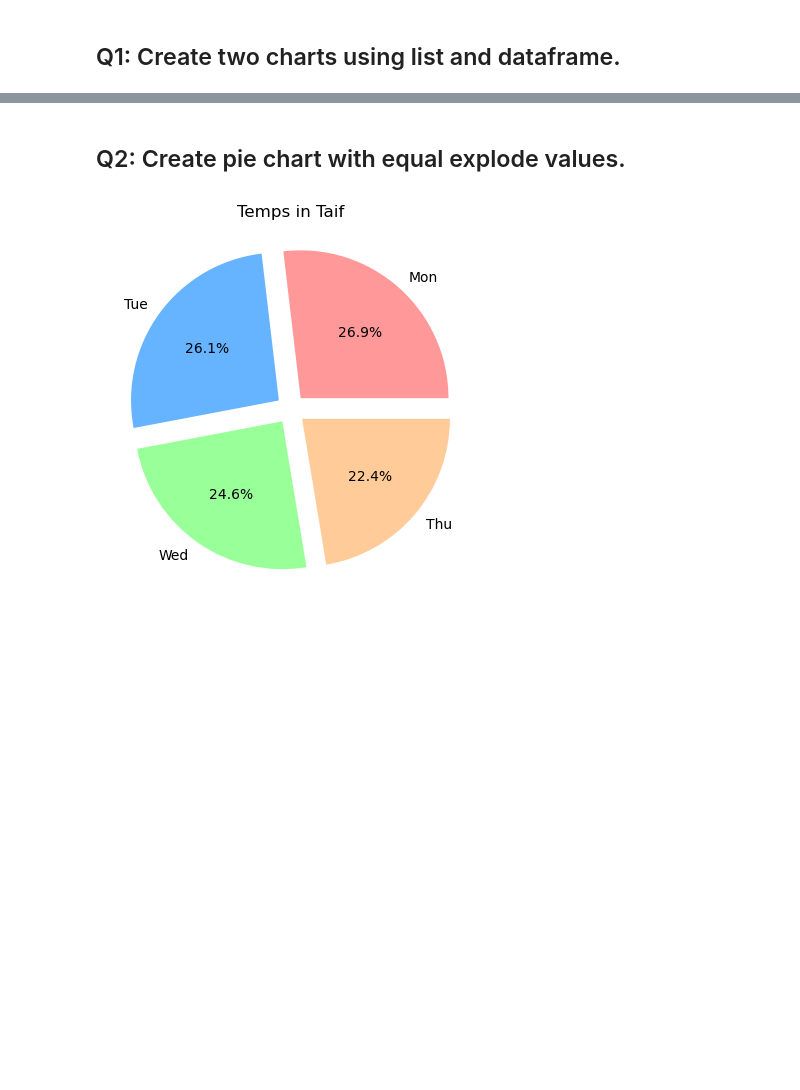
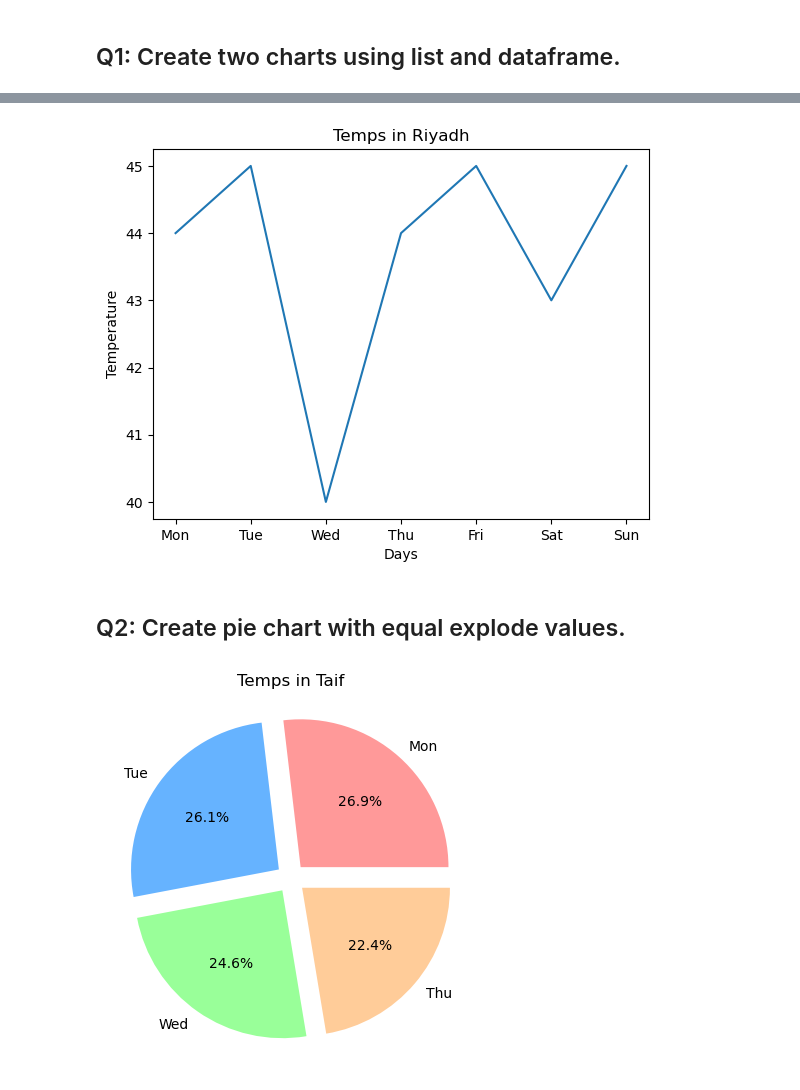
Before and after one commit to Tuwaiq-Data-Science-Bootcamp-V4/Matplotlib-Lab1, a Jupyter notebook: Matplotlib_Assignment1.ipynb, the cells around one changed output, grey strips where cells are left out. Saved outputs shown, nothing was run; the diff lists cells and outputs as text; code cells hidden in the pictures; blank space fills up the shorter version.

```diff
--- a/Matplotlib_Assignment1.ipynb
+++ b/Matplotlib_Assignment1.ipynb
@@ -28,3 +24,11 @@ plt.plot(dr["Day"],dr["Temperature"])
+# %%
+#using DataFrame
+plt.plot(dr["Day"],dr["Temperature"])
+plt.title("Temps in Riyadh")
+plt.xlabel("Days")
+plt.ylabel("Temperature");
+# %% [output]
+[figure, added]
 # %% [markdown]
 ## Q2: Create pie chart with equal explode values.
 # %%
```
Also changed, not shown: parts of 3 cells of this notebook.
